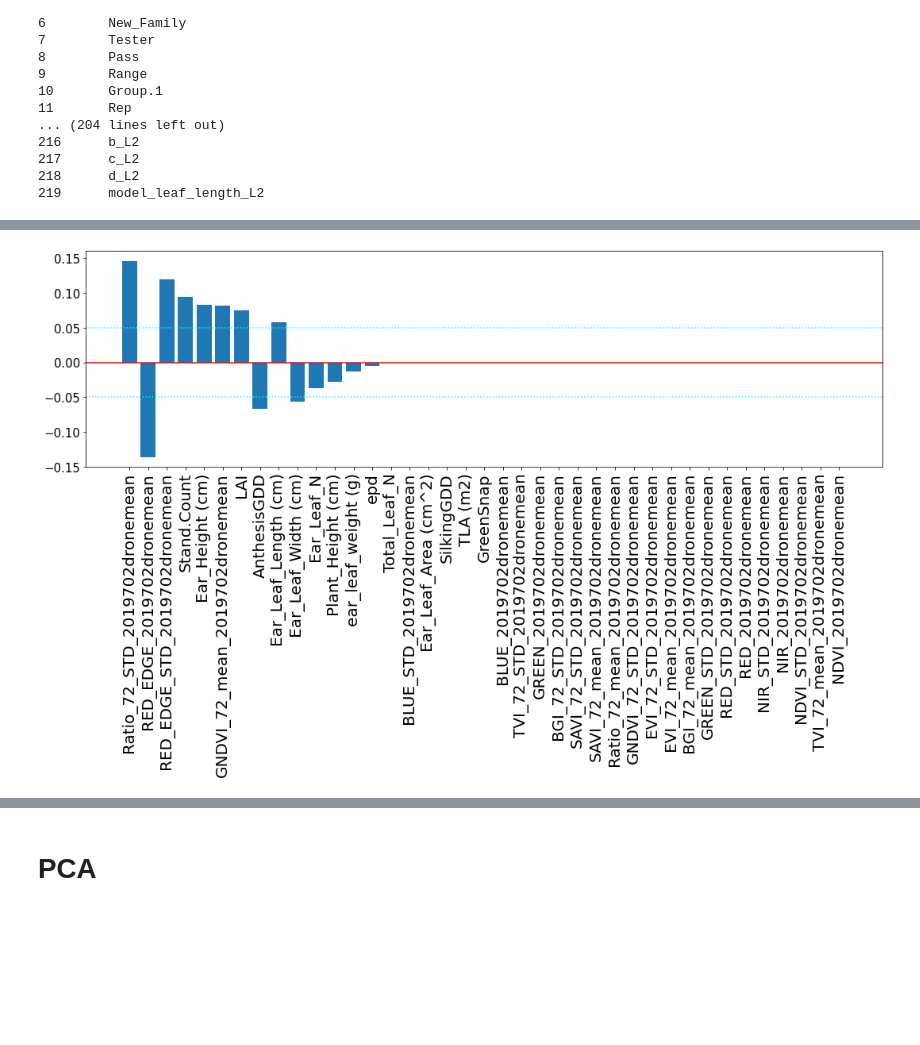
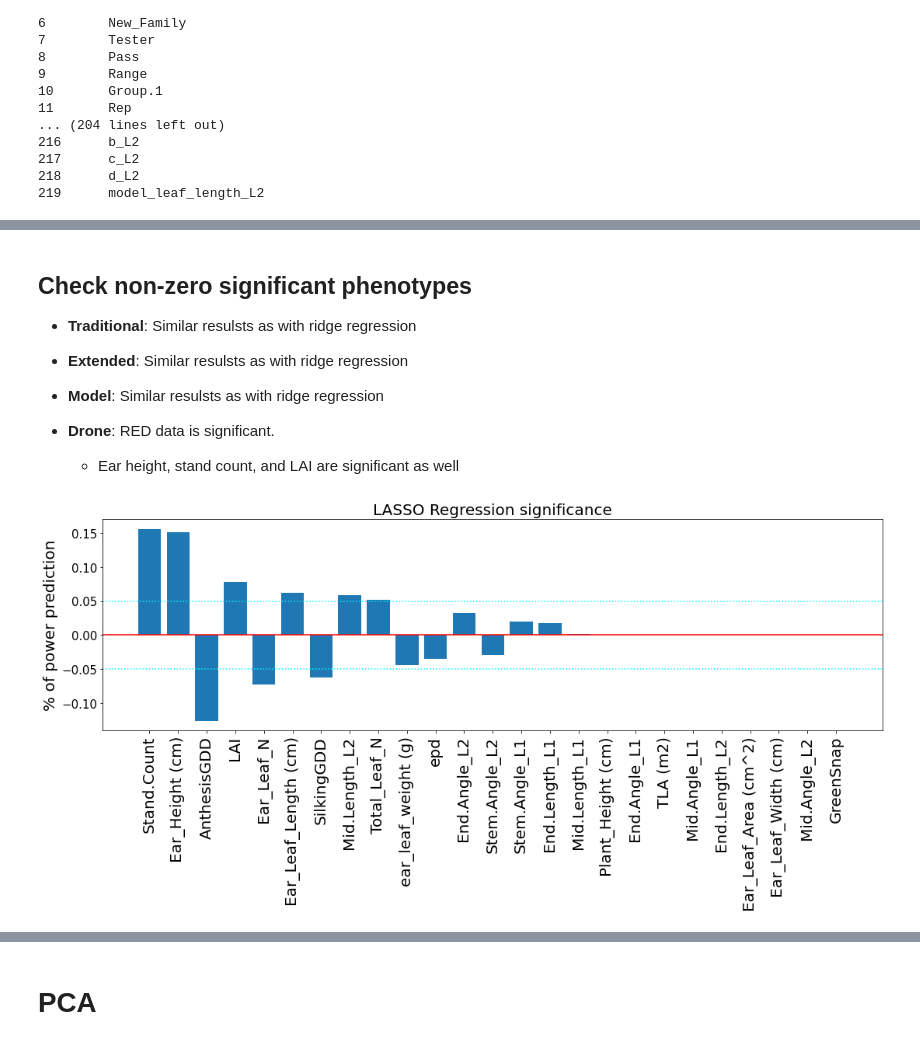
Before and after one commit to amezqui3/synthetic_maize, a Jupyter notebook: code/correlating_field_data.ipynb, the cells around one changed output, grey strips where cells are left out. Saved outputs shown, nothing was run; the diff lists cells and outputs as text; code cells hidden in the pictures; blank space fills up the shorter version.

```diff
--- a/code/correlating_field_data.ipynb
+++ b/code/correlating_field_data.ipynb
@@ -159,9 +159,9 @@ for i in range(len(cols)):
 # %%
 cols = list(data.columns.values)
 colss = cols[15:17] + cols[29:42]
-#colss += cols[192:197] + cols[206:211]
+colss += cols[192:197] + cols[206:211]
 #colss += cols[197:206] + cols[211:]
-colss += cols[42:66]
+#colss += cols[42:66]
 
 pheno = data.loc[:, colss].copy()
 pheno_scaled = StandardScaler().fit_transform(pheno)
@@ -369,6 +437,6 @@ ax.set_title('Average: {:.2f}'.format(np.mean(score)));
 # %%
-clf = LassoCV(alphas=np.linspace(0.01,1,50)).fit(pheno_scaled, y_scaled)
-print('Score: ',clf.score(pheno_scaled, y_scaled))
-print('alpha:', clf.alpha_)
+clf = LassoCV(alphas=np.linspace(0.009,1,50)).fit(pheno_scaled, y_scaled)
+print('Score: ', np.around(clf.score(pheno_scaled, y_scaled),2))
+print('alpha:', np.around(clf.alpha_,2))
 coefsf = clf.coef_
 # %% [output]
@@ -377,14 +456,29 @@ alpha: 0.01
+# %% [markdown]
+## Check non-zero significant phenotypes
+
+- **Traditional**: Similar resulsts as with ridge regression
+
+- **Extended**: Similar resulsts as with ridge regression
+
+- **Model**: Similar resulsts as with ridge regression
+
+
+- **Drone**: RED data is significant.
+    - Ear height, stand count, and LAI are significant as well
 # %%
 argsort = np.argsort(np.abs(coefsf))[::-1]
 vals = np.array(colss)[argsort]
 coef = coefsf/np.sum(np.abs(coefsf))
 
 plt.figure(figsize=(18,5))
 plt.bar(range(len(vals)), coef[argsort])
 plt.axhline(0, c='red')
 plt.axhline(0.05, c='cyan', ls=':')
 plt.axhline(-0.05, c='cyan', ls=':')
 plt.xticks(range(len(vals)), vals, rotation='vertical', fontsize=20);
 plt.tick_params('y', labelsize=15);
+plt.ylabel('% of power prediction', fontsize=20);
+plt.title('LASSO Regression significance', fontsize=20)
+plt.savefig(dst + 'lasso_extended.jpg', dpi=100, bbox_inches='tight')
 # %% [output]
-[figure, old version]
+[figure, new version]
```
Also changed, not shown: parts of 53 cells of this notebook, 2 other files.
